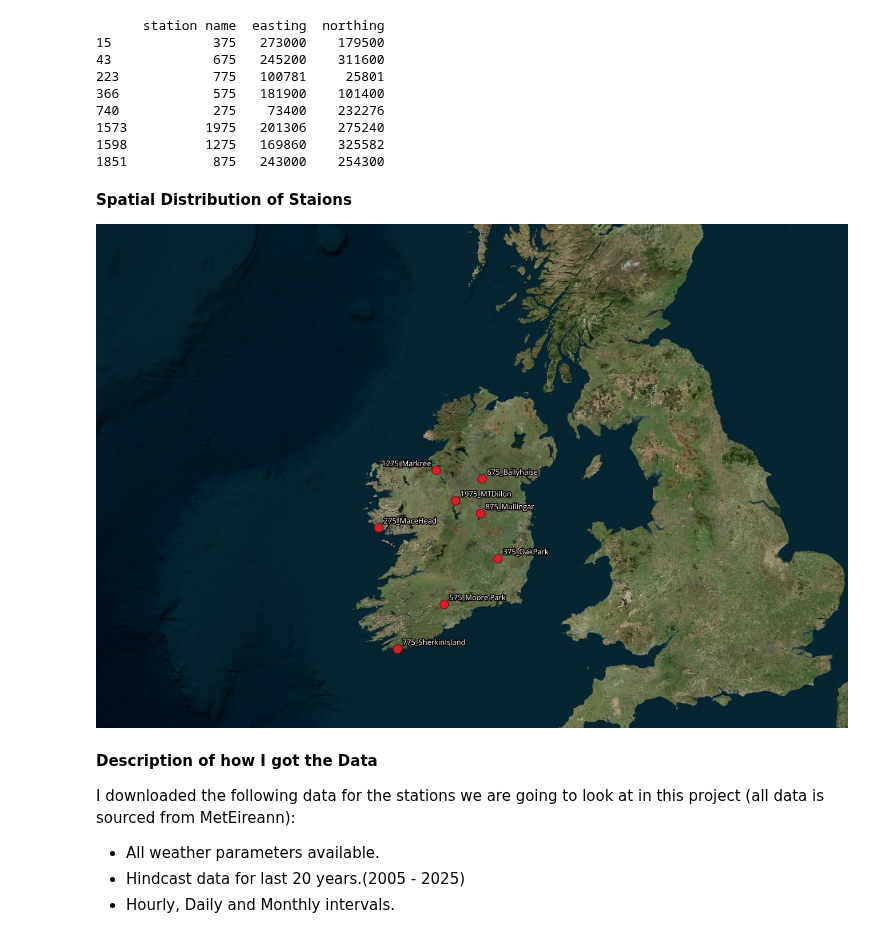
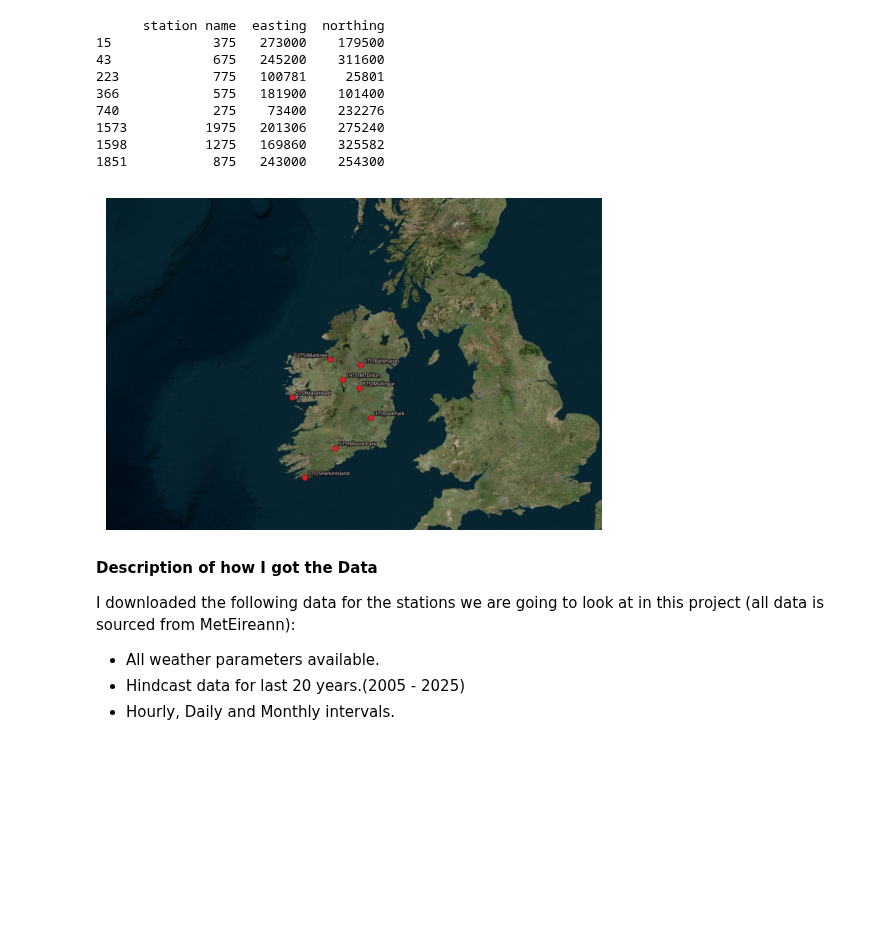
Before and after one commit to PectenMaximus/PFDA_2025_Project-, a Jupyter notebook: Project.ipynb, the cells around one changed output. Cells and saved outputs as stored; diff of their text form; code cells hidden in the pictures; blank space fills up the shorter version.

Commit message:
More Map Trouble
- Had to load image with code

```diff
--- a/Project.ipynb
+++ b/Project.ipynb
@@ -198,10 +198,15 @@ filtered_stations_subset.to_csv(r'C:\AlecProjects\PFDA_2025_Project-\StationDeta
 1573          1975   201306    275240
 1598          1275   169860    325582
 1851           875   243000    254300
-# %% [markdown]
-**Spatial Distribution of Staions**
-
-![Weather Stations Mapped.jpeg](<attachment:Weather Stations Mapped.jpeg>)
+# %%
+#load this image to see where these stations are located
+img = plt.imread(r'C:\AlecProjects\PFDA_2025_Project-\ImagesforHumour\Weather Stations Mapped.jpeg')
+fig, ax = plt.subplots()
+ax.imshow(img)
+ax.axis('off')  # Hide axes
+plt.show()
+# %% [output]
+[figure, added]
 # %% [markdown]
 **Description of how I got the Data**
 
```
